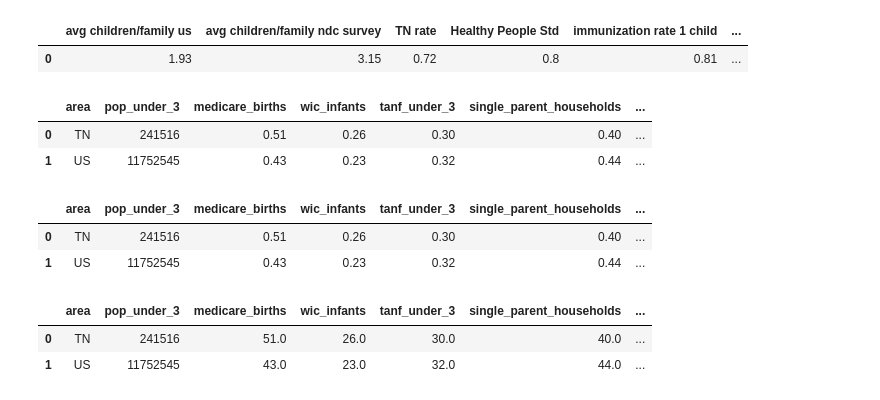
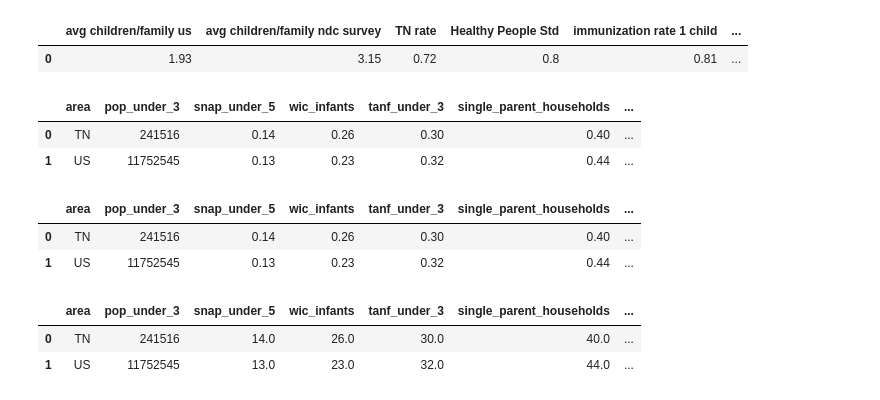
Before and after one commit to paulballenger/nashville_diaper_connection, a Jupyter notebook: notebooks/tn_us_diaper.ipynb, the cells around one changed output. Saved outputs shown, nothing was run; the diff lists cells and outputs as text; code cells hidden in the pictures.

```diff
--- a/notebooks/tn_us_diaper.ipynb
+++ b/notebooks/tn_us_diaper.ipynb
@@ -20,7 +40,7 @@ tn_us.head()
 #only keep needed columns
 tn_us = tn_us[['US and Tennessee Diaper Facts - https://nationaldiaperbanknetwork.org/wp-content/uploads/2020/03/2019_State_Diaper_Facts_12_2019_Tennessee.pdf',
                              'Total Pop Under Age 3',
-                             'Percentage of Births Covered by Medicaid',
+                             'Percentage of SNAP Recipients Under Age 5',
                              'Percentage of WIC Recipients that Are Infants',
                              'Percentage of TANF Families with at Least One Child Under Age 3',
                              'Single-Parent Households',
@@ -36,7 +56,7 @@ tn_us.head()
 #rename columns
 tn_us = tn_us.rename(columns = {'US and Tennessee Diaper Facts - https://nationaldiaperbanknetwork.org/wp-content/uploads/2020/03/2019_State_Diaper_Facts_12_2019_Tennessee.pdf':'area',
                                  'Total Pop Under Age 3':'pop_under_3',
-                                 'Percentage of Births Covered by Medicaid':'medicare_births',
+                                 'Percentage of SNAP Recipients Under Age 5':'snap_under_5',
                                  'Percentage of WIC Recipients that Are Infants':'wic_infants',
                                  'Percentage of TANF Families with at Least One Child Under Age 3':'tanf_under_3',
                                  'Single-Parent Households':'single_parent_households',
@@ -61,9 +81,9 @@ immunizations.head()
 tn_us['immunization']=''
 tn_us.head()
 # %% [output]
-|  | area | pop_under_3 | medicare_births | wic_infants | tanf_under_3 | single_parent_households | ... |
-| 0 | TN | 241516 | 0.51 | 0.26 | 0.30 | 0.40 | ... |
-| 1 | US | 11752545 | 0.43 | 0.23 | 0.32 | 0.44 | ... |
+|  | area | pop_under_3 | snap_under_5 | wic_infants | tanf_under_3 | single_parent_households | ... |
+| 0 | TN | 241516 | 0.14 | 0.26 | 0.30 | 0.40 | ... |
+| 1 | US | 11752545 | 0.13 | 0.23 | 0.32 | 0.44 | ... |
 # %%
 #move values from immunizations to tn_us
 tn_us.iloc[0,8] = immunizations.iloc[0,2]
@@ -71,20 +91,20 @@ tn_us.iloc[1,8] = immunizations.iloc[0,3]
 #tn_us.iloc[:1, 'immunization'] = immunizations.loc[:0,'Healthy People Std']
 tn_us
 # %% [output]
-|  | area | pop_under_3 | medicare_births | wic_infants | tanf_under_3 | single_parent_households | ... |
-| 0 | TN | 241516 | 0.51 | 0.26 | 0.30 | 0.40 | ... |
-| 1 | US | 11752545 | 0.43 | 0.23 | 0.32 | 0.44 | ... |
+|  | area | pop_under_3 | snap_under_5 | wic_infants | tanf_under_3 | single_parent_households | ... |
+| 0 | TN | 241516 | 0.14 | 0.26 | 0.30 | 0.40 | ... |
+| 1 | US | 11752545 | 0.13 | 0.23 | 0.32 | 0.44 | ... |
 # %%
 #multiply column values by 100
-tn_us['medicare_births'] = tn_us['medicare_births']*100
+tn_us['snap_under_5'] = tn_us['snap_under_5']*100
 tn_us['wic_infants'] = tn_us['wic_infants']*100
 tn_us['tanf_under_3'] = tn_us['tanf_under_3']*100
 tn_us['single_parent_households'] = tn_us['single_parent_households']*100
 tn_us['under_3_fed_support'] = tn_us['under_3_fed_support']*100
 tn_us['diaper_cost_of_tanf'] = tn_us['diaper_cost_of_tanf']*100
 tn_us['immunization'] = tn_us['immunization']*100
 tn_us
 # %% [output]
-|  | area | pop_under_3 | medicare_births | wic_infants | tanf_under_3 | single_parent_households | ... |
-| 0 | TN | 241516 | 51.0 | 26.0 | 30.0 | 40.0 | ... |
-| 1 | US | 11752545 | 43.0 | 23.0 | 32.0 | 44.0 | ... |
+|  | area | pop_under_3 | snap_under_5 | wic_infants | tanf_under_3 | single_parent_households | ... |
+| 0 | TN | 241516 | 14.0 | 26.0 | 30.0 | 40.0 | ... |
+| 1 | US | 11752545 | 13.0 | 23.0 | 32.0 | 44.0 | ... |
```
Also changed, not shown: parts of 5 cells of this notebook, 8 other files.
